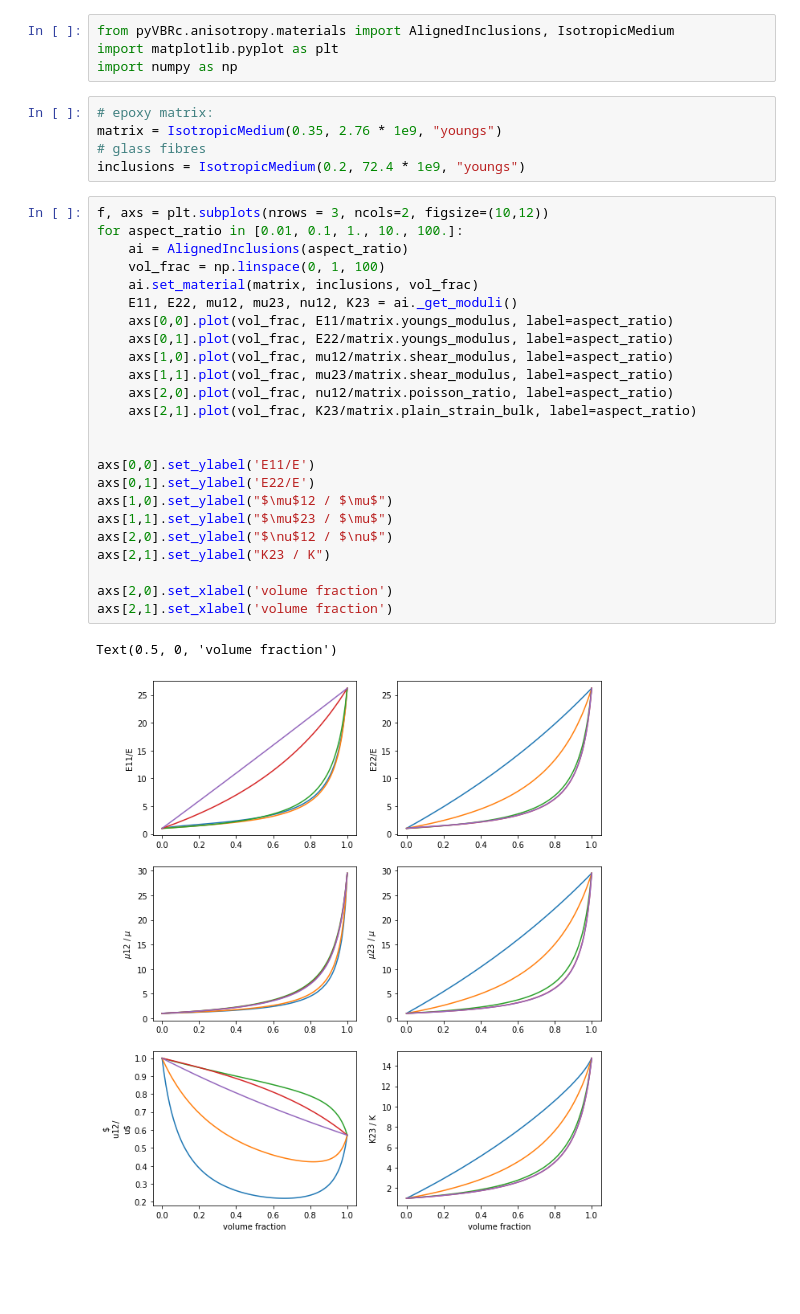
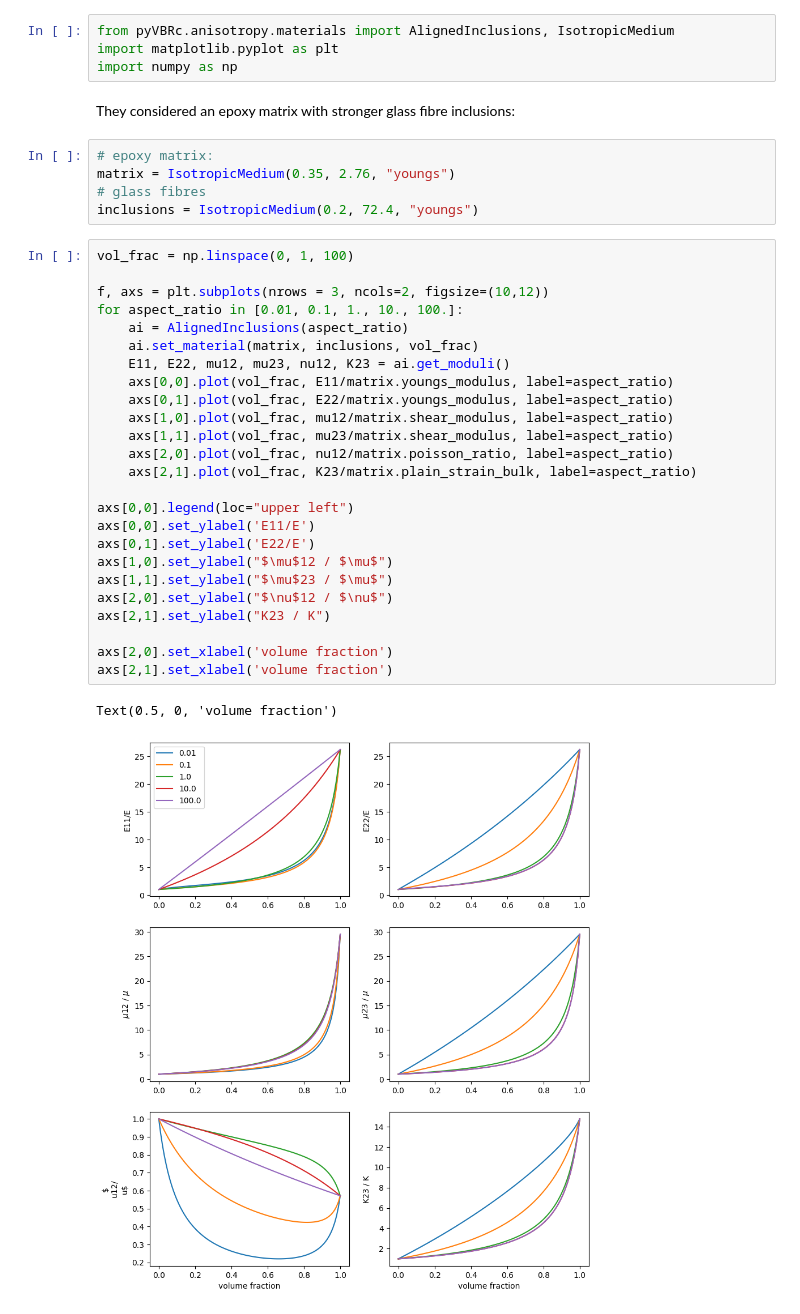
Before and after one commit to vbr-calc/pyVBRc, a Jupyter notebook: examples/anisotropy.ipynb, the cells around one changed output. Drawn from its saved outputs; the diff is of its cells as text; blank space fills up the shorter version.

```diff
--- a/examples/anisotropy.ipynb
+++ b/examples/anisotropy.ipynb
@@ -4,35 +6,38 @@
 from pyVBRc.anisotropy.materials import AlignedInclusions, IsotropicMedium
 import matplotlib.pyplot as plt
 import numpy as np
+# %% [markdown]
+They considered an epoxy matrix with stronger glass fibre inclusions:
 # %%
 # epoxy matrix:
-matrix = IsotropicMedium(0.35, 2.76 * 1e9, "youngs")
+matrix = IsotropicMedium(0.35, 2.76, "youngs")
 # glass fibres
-inclusions = IsotropicMedium(0.2, 72.4 * 1e9, "youngs")
+inclusions = IsotropicMedium(0.2, 72.4, "youngs")
 # %%
+vol_frac = np.linspace(0, 1, 100)
+
 f, axs = plt.subplots(nrows = 3, ncols=2, figsize=(10,12))
 for aspect_ratio in [0.01, 0.1, 1., 10., 100.]:
     ai = AlignedInclusions(aspect_ratio)
-    vol_frac = np.linspace(0, 1, 100)
     ai.set_material(matrix, inclusions, vol_frac)
-    E11, E22, mu12, mu23, nu12, K23 = ai._get_moduli()
+    E11, E22, mu12, mu23, nu12, K23 = ai.get_moduli()
     axs[0,0].plot(vol_frac, E11/matrix.youngs_modulus, label=aspect_ratio)
     axs[0,1].plot(vol_frac, E22/matrix.youngs_modulus, label=aspect_ratio)
     axs[1,0].plot(vol_frac, mu12/matrix.shear_modulus, label=aspect_ratio)
     axs[1,1].plot(vol_frac, mu23/matrix.shear_modulus, label=aspect_ratio)
     axs[2,0].plot(vol_frac, nu12/matrix.poisson_ratio, label=aspect_ratio)
     axs[2,1].plot(vol_frac, K23/matrix.plain_strain_bulk, label=aspect_ratio)
 
-
+axs[0,0].legend(loc="upper left")
 axs[0,0].set_ylabel('E11/E')
 axs[0,1].set_ylabel('E22/E')
 axs[1,0].set_ylabel("$\mu$12 / $\mu$")
 axs[1,1].set_ylabel("$\mu$23 / $\mu$")
 axs[2,0].set_ylabel("$\nu$12 / $\nu$")
 axs[2,1].set_ylabel("K23 / K")
 
 axs[2,0].set_xlabel('volume fraction')
 axs[2,1].set_xlabel('volume fraction')
 # %% [output]
 Text(0.5, 0, 'volume fraction')
-[figure, old version]
+[figure, new version]
```
Also changed, not shown: parts of 17 cells of this notebook, 2 other files.
